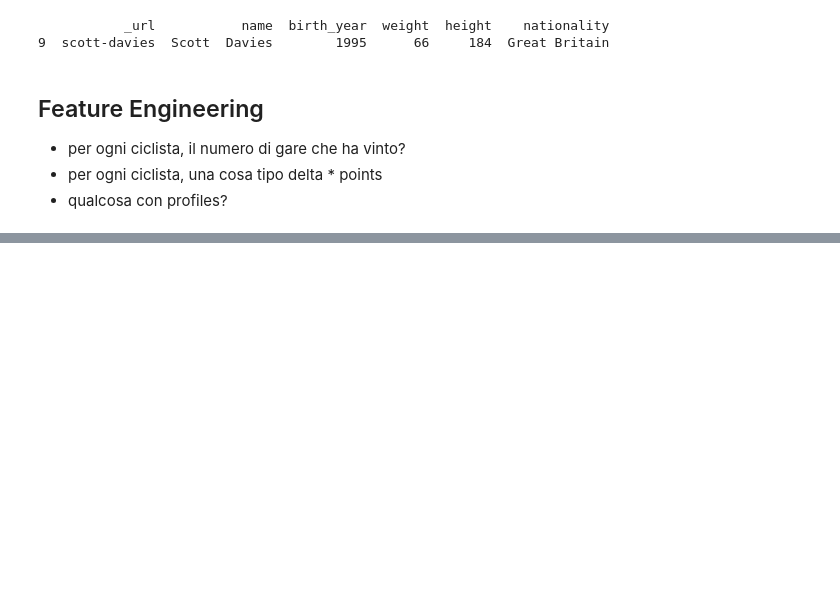
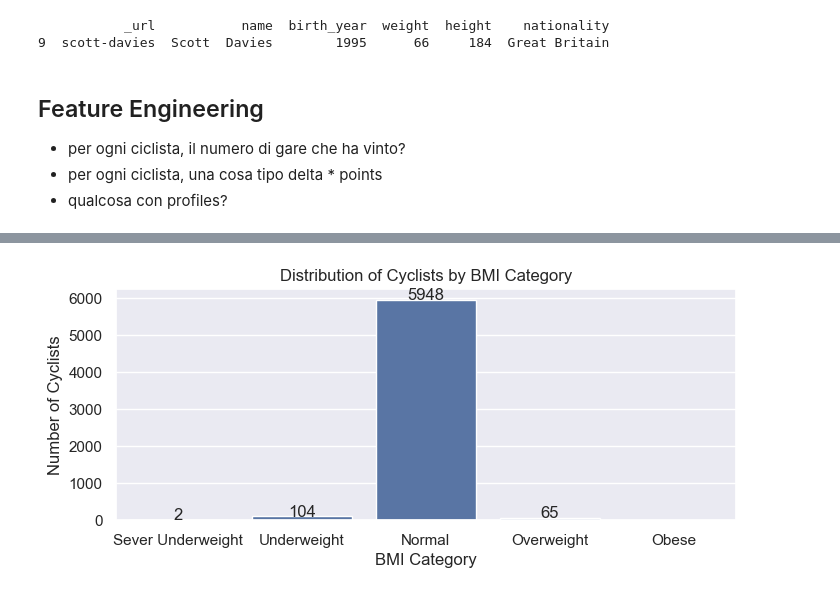
Before and after one commit to Emahhh/dm-project, a Jupyter notebook: MAIN.ipynb, the cells around one changed output, grey strips where cells are left out. Saved outputs shown, nothing was run; the diff lists cells and outputs as text; code cells hidden in the pictures; blank space fills up the shorter version.

```diff
--- a/MAIN.ipynb
+++ b/MAIN.ipynb
@@ -900,0 +1198,21 @@ print(cyclist_updated)
+# %%
+labels = ['Sever Underweight', 'Underweight', 'Normal', 'Overweight', 'Obese']
+
+# Categorize cyclists based on their BMI
+bmi_categories = pd.cut(cyclists_df['BMI'], bins=[0, 16.5, 18.5, 25, 30.1, float('inf')], labels=labels, right=False)
+bmi_category_counts = bmi_categories.value_counts().reindex(labels, fill_value=0)
+
+# Plot the distribution of BMI categories
+plt.figure(figsize=(8, 3))
+sns.countplot(x=bmi_categories, order=labels)
+plt.title('Distribution of Cyclists by BMI Category')
+plt.xlabel('BMI Category')
+plt.ylabel('Number of Cyclists')
+
+# Show the value on top of each bar
+for p in plt.gca().patches:
+    plt.gca().annotate(f'{int(p.get_height())}', (p.get_x() + p.get_width() / 2., p.get_height()), ha='center', va='baseline')
+
+plt.show()
+# %% [output]
+[figure, added]
```
Also changed, not shown: parts of 40 cells of this notebook.
